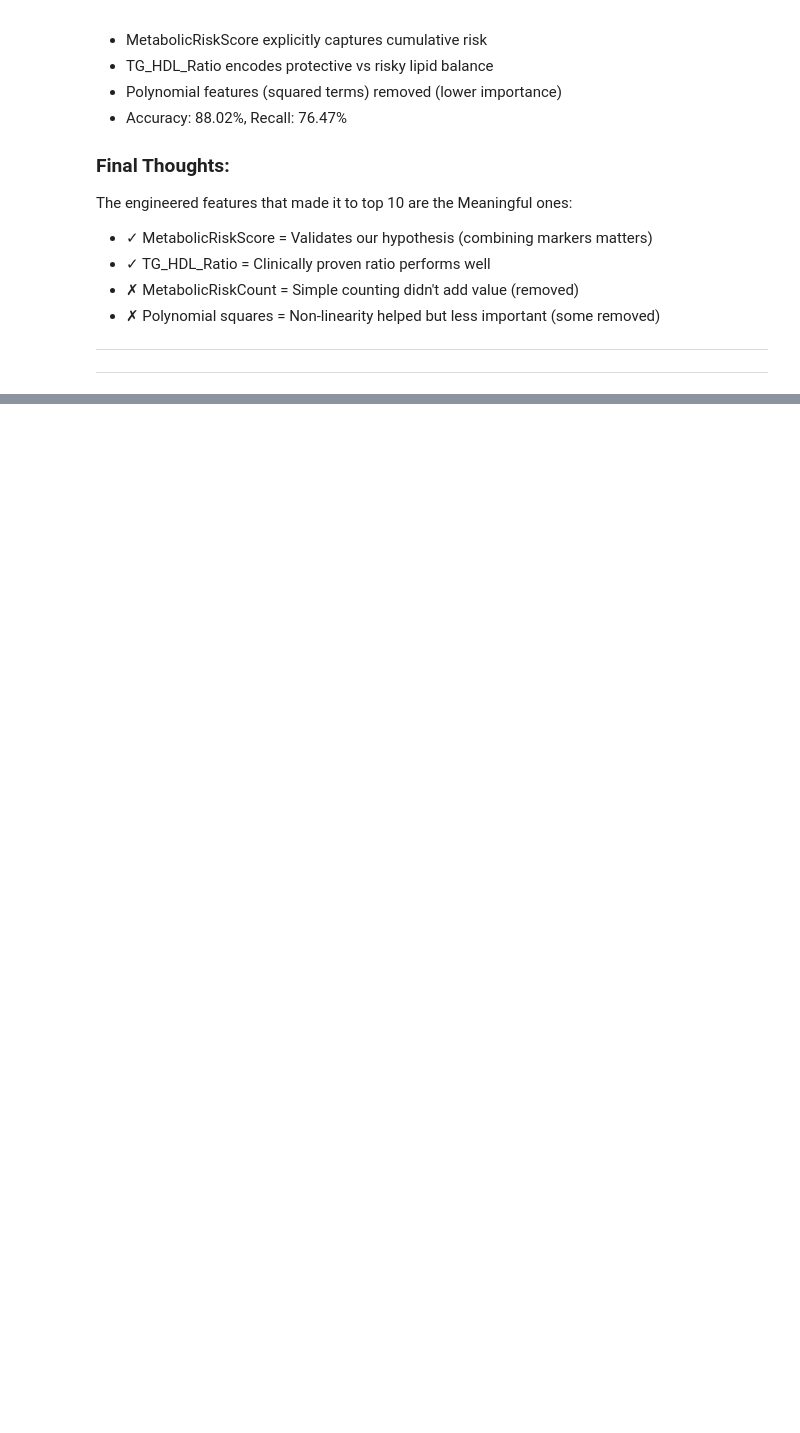
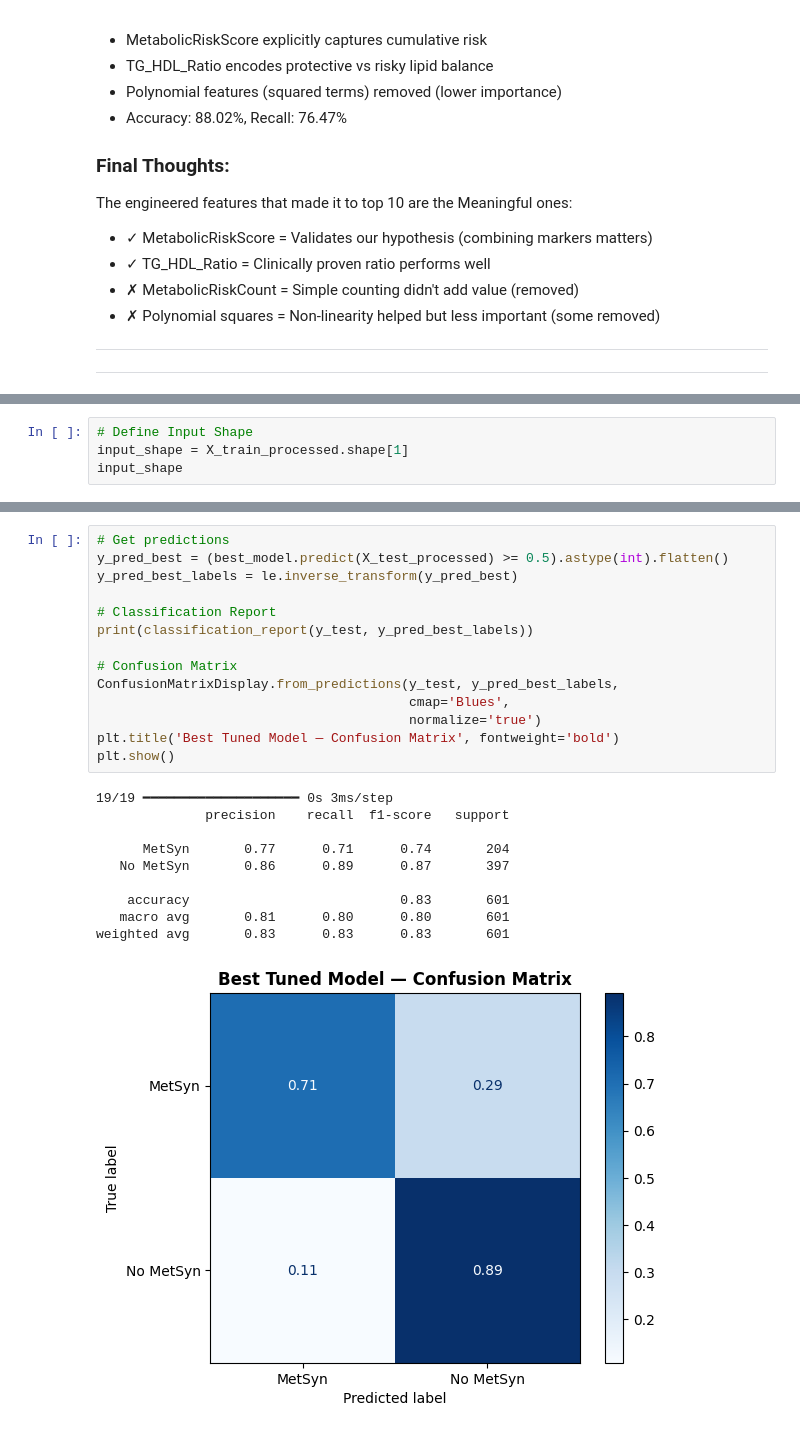
Before and after one commit to MaysNassar/-Metabolic-Syndrome-Prediction, a Jupyter notebook: Metabolic_Syndrome_Prediction.ipynb, the cells around one changed output, grey strips where cells are left out. Saved outputs shown, nothing was run; the diff lists cells and outputs as text; blank space fills up the shorter version.

```diff
--- a/Metabolic_Syndrome_Prediction.ipynb
+++ b/Metabolic_Syndrome_Prediction.ipynb
@@ -2022,0 +2071,4 @@ _______________________________
+# %%
+# Define Input Shape
+input_shape = X_train_processed.shape[1]
+input_shape
@@ -2022,0 +2277,25 @@ _______________________________
+# %%
+# Get predictions
+y_pred_best = (best_model.predict(X_test_processed) >= 0.5).astype(int).flatten()
+y_pred_best_labels = le.inverse_transform(y_pred_best)
+
+# Classification Report
+print(classification_report(y_test, y_pred_best_labels))
+
+# Confusion Matrix
+ConfusionMatrixDisplay.from_predictions(y_test, y_pred_best_labels,
+                                        cmap='Blues',
+                                        normalize='true')
+plt.title('Best Tuned Model — Confusion Matrix', fontweight='bold')
+plt.show()
+# %% [output]
+19/19 ━━━━━━━━━━━━━━━━━━━━ 0s 3ms/step
+              precision    recall  f1-score   support
+
+      MetSyn       0.77      0.71      0.74       204
+   No MetSyn       0.86      0.89      0.87       397
+
+    accuracy                           0.83       601
+   macro avg       0.81      0.80      0.80       601
+weighted avg       0.83      0.83      0.83       601
+[figure, added]
```
Also changed, not shown: parts of 32 cells of this notebook.
